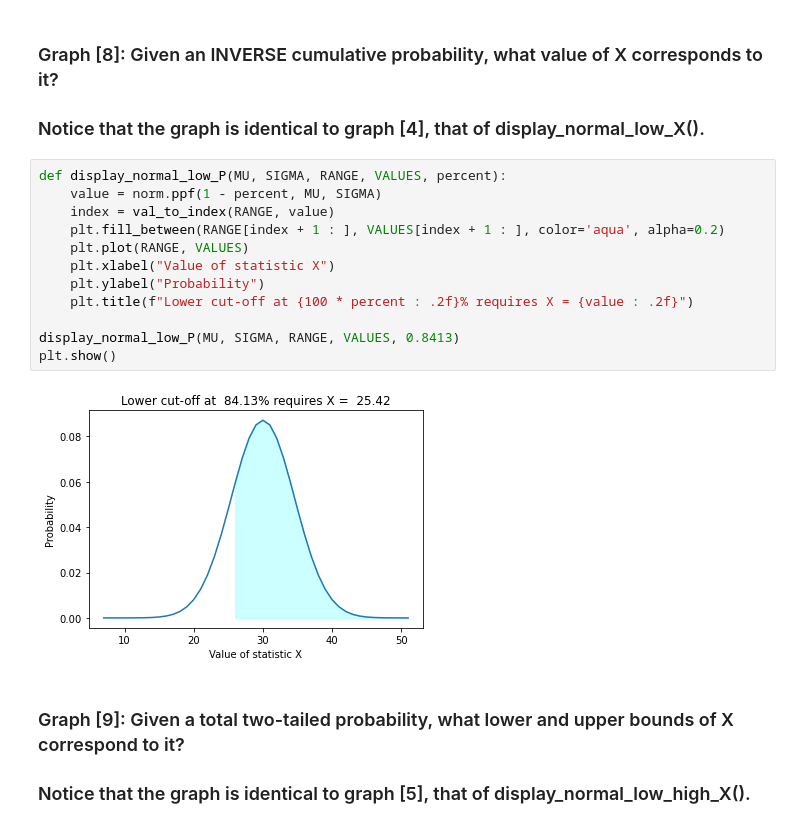
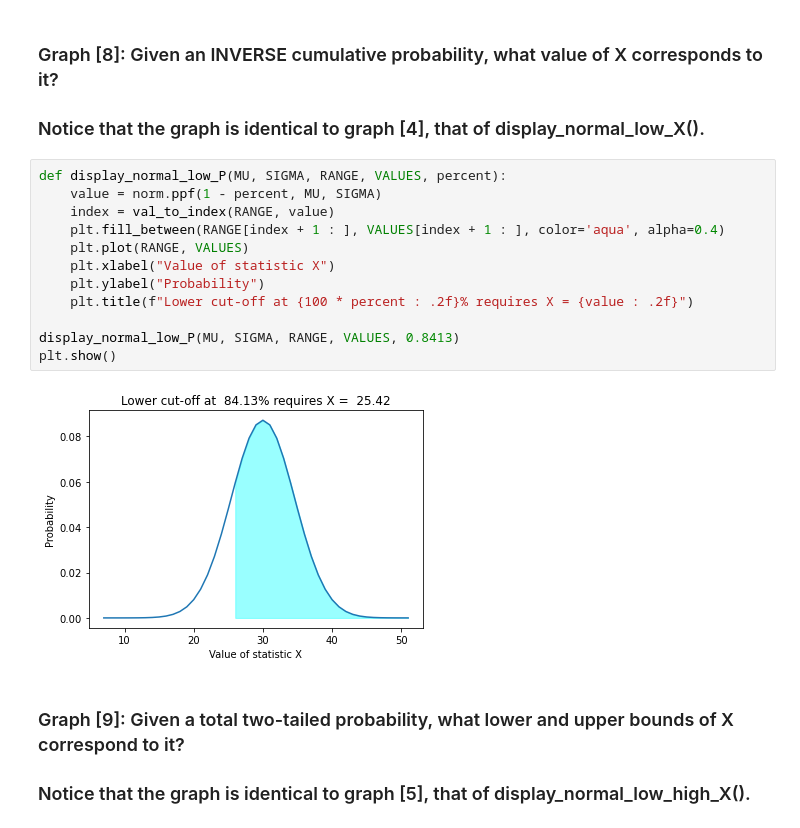
Before and after one commit to DanCoimbra/data_science_studies, a Jupyter notebook: Statistics (Python)/Visualizing Distributions (Practice).ipynb, the cells around one changed output. Drawn from its saved outputs; the diff is of its cells as text.

```diff
--- a/Statistics (Python)/Visualizing Distributions (Practice).ipynb
+++ b/Statistics (Python)/Visualizing Distributions (Practice).ipynb
@@ -191,17 +191,17 @@ plt.show()
 # %%
 def display_normal_low_P(MU, SIGMA, RANGE, VALUES, percent):
     value = norm.ppf(1 - percent, MU, SIGMA)
     index = val_to_index(RANGE, value)
-    plt.fill_between(RANGE[index + 1 : ], VALUES[index + 1 : ], color='aqua', alpha=0.2)
+    plt.fill_between(RANGE[index + 1 : ], VALUES[index + 1 : ], color='aqua', alpha=0.4)
     plt.plot(RANGE, VALUES)
     plt.xlabel("Value of statistic X")
     plt.ylabel("Probability")
     plt.title(f"Lower cut-off at {100 * percent : .2f}% requires X = {value : .2f}")
 
 display_normal_low_P(MU, SIGMA, RANGE, VALUES, 0.8413)
 plt.show()
 # %% [output]
-[figure, old version]
+[figure, new version]
 # %% [markdown]
 ### Graph [9]: Given a total two-tailed probability, what lower and upper bounds of X correspond to it?
 
```
Also changed, not shown: parts of 3 cells of this notebook.
